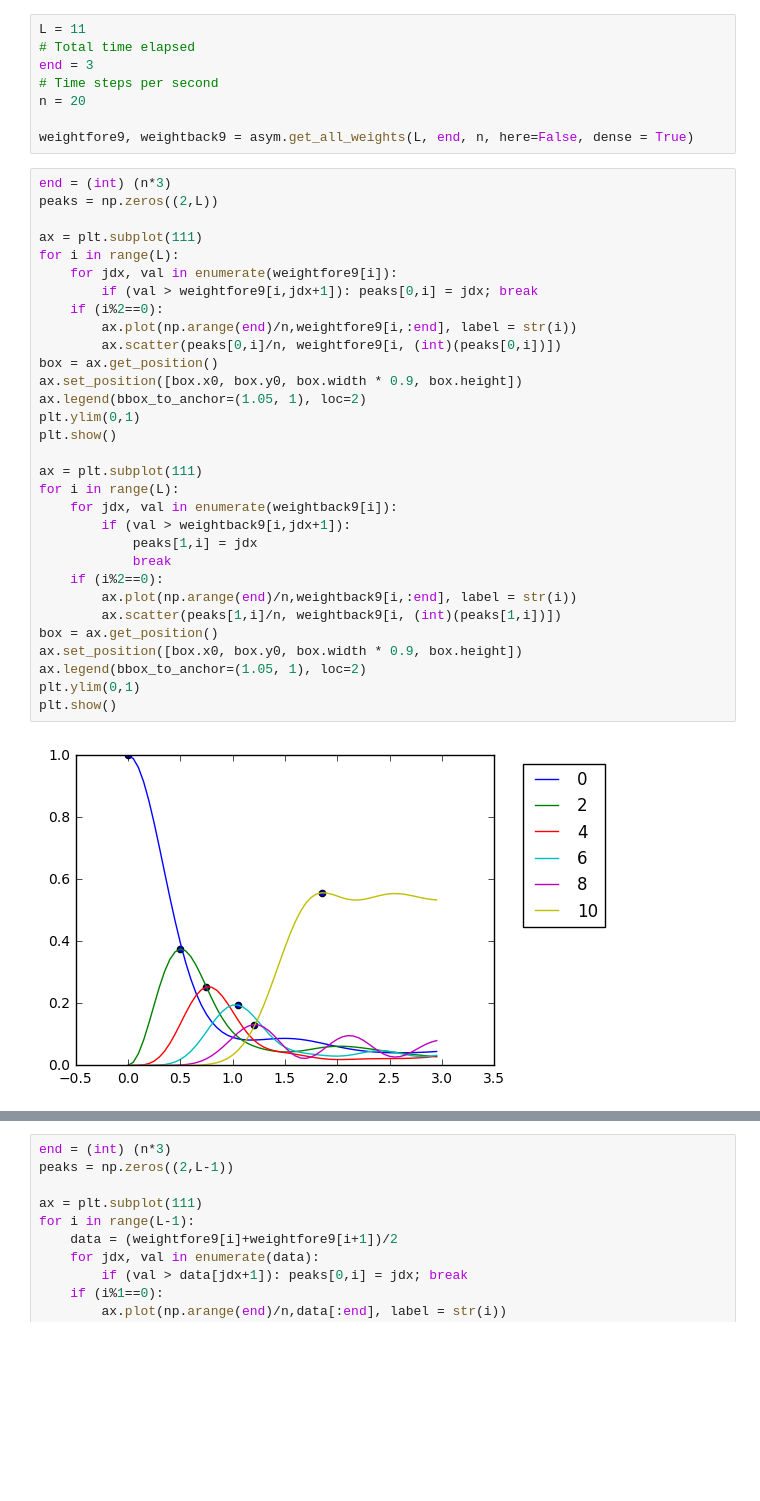
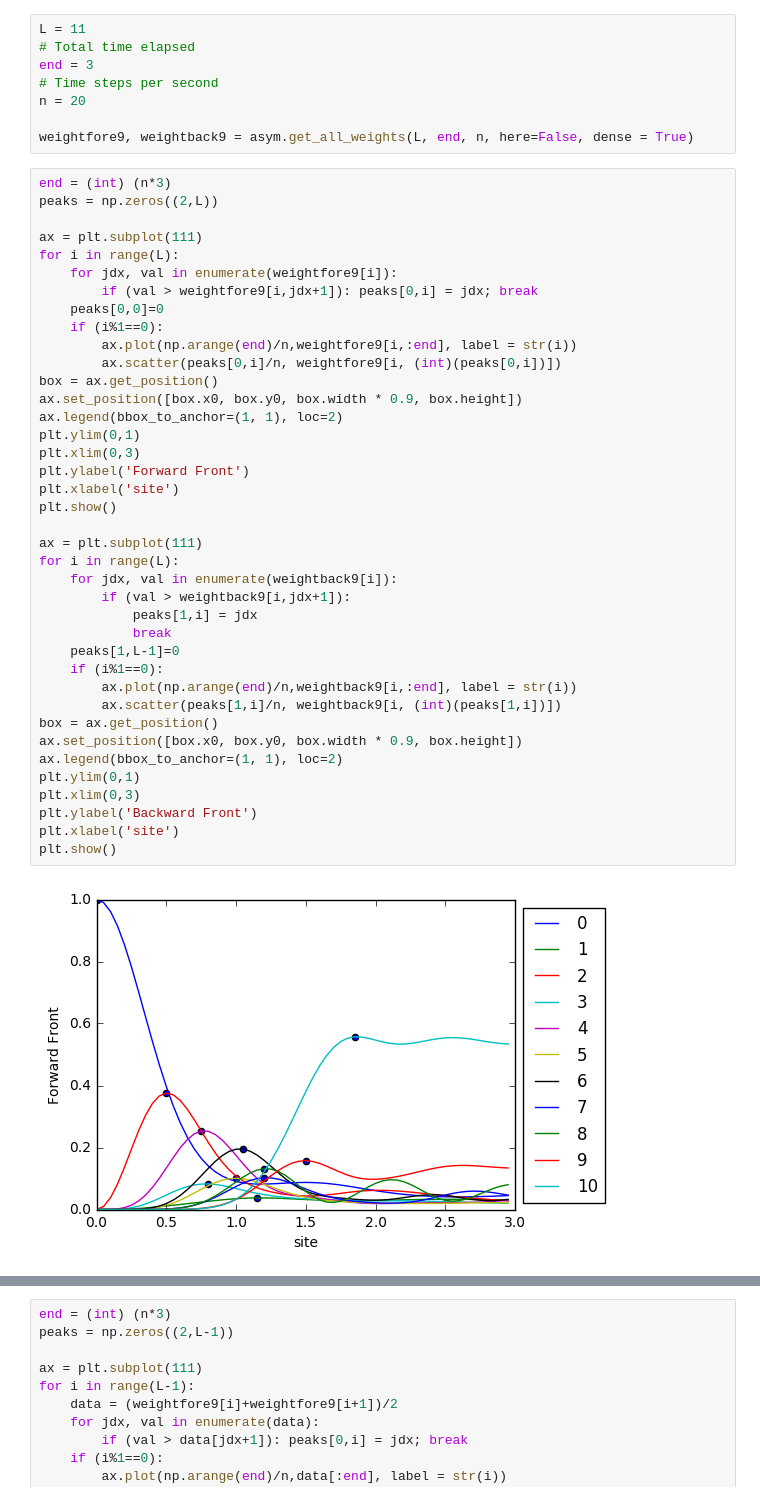
Before and after one commit to cnstahl/Asymmetric, a Jupyter notebook: python/Hamiltonian/Peaks.ipynb, the cells around one changed output, grey strips where cells are left out. Saved outputs shown, nothing was run; the diff lists cells and outputs as text; blank space fills up the shorter version.

```diff
--- a/python/Hamiltonian/Peaks.ipynb
+++ b/python/Hamiltonian/Peaks.ipynb
@@ -18,33 +19,41 @@ weightfore9, weightback9 = asym.get_all_weights(L, end, n, here=False, dense = T
 # %%
 end = (int) (n*3)
 peaks = np.zeros((2,L))
 
 ax = plt.subplot(111)
 for i in range(L):
     for jdx, val in enumerate(weightfore9[i]):
         if (val > weightfore9[i,jdx+1]): peaks[0,i] = jdx; break
-    if (i%2==0):
+    peaks[0,0]=0
+    if (i%1==0):
         ax.plot(np.arange(end)/n,weightfore9[i,:end], label = str(i))
         ax.scatter(peaks[0,i]/n, weightfore9[i, (int)(peaks[0,i])])
 box = ax.get_position()
 ax.set_position([box.x0, box.y0, box.width * 0.9, box.height])
-ax.legend(bbox_to_anchor=(1.05, 1), loc=2)
+ax.legend(bbox_to_anchor=(1, 1), loc=2)
 plt.ylim(0,1)
+plt.xlim(0,3)
+plt.ylabel('Forward Front')
+plt.xlabel('site')
 plt.show()
 
 ax = plt.subplot(111)
 for i in range(L):
     for jdx, val in enumerate(weightback9[i]):
         if (val > weightback9[i,jdx+1]):
             peaks[1,i] = jdx
             break
-    if (i%2==0):
+    peaks[1,L-1]=0
+    if (i%1==0):
         ax.plot(np.arange(end)/n,weightback9[i,:end], label = str(i))
         ax.scatter(peaks[1,i]/n, weightback9[i, (int)(peaks[1,i])])
 box = ax.get_position()
 ax.set_position([box.x0, box.y0, box.width * 0.9, box.height])
-ax.legend(bbox_to_anchor=(1.05, 1), loc=2)
+ax.legend(bbox_to_anchor=(1, 1), loc=2)
 plt.ylim(0,1)
+plt.xlim(0,3)
+plt.ylabel('Backward Front')
+plt.xlabel('site')
 plt.show()
 # %% [output]
-[figure, old version]
+[figure, new version]
```
Also changed, not shown: parts of 14 cells of this notebook, 17 other files.
